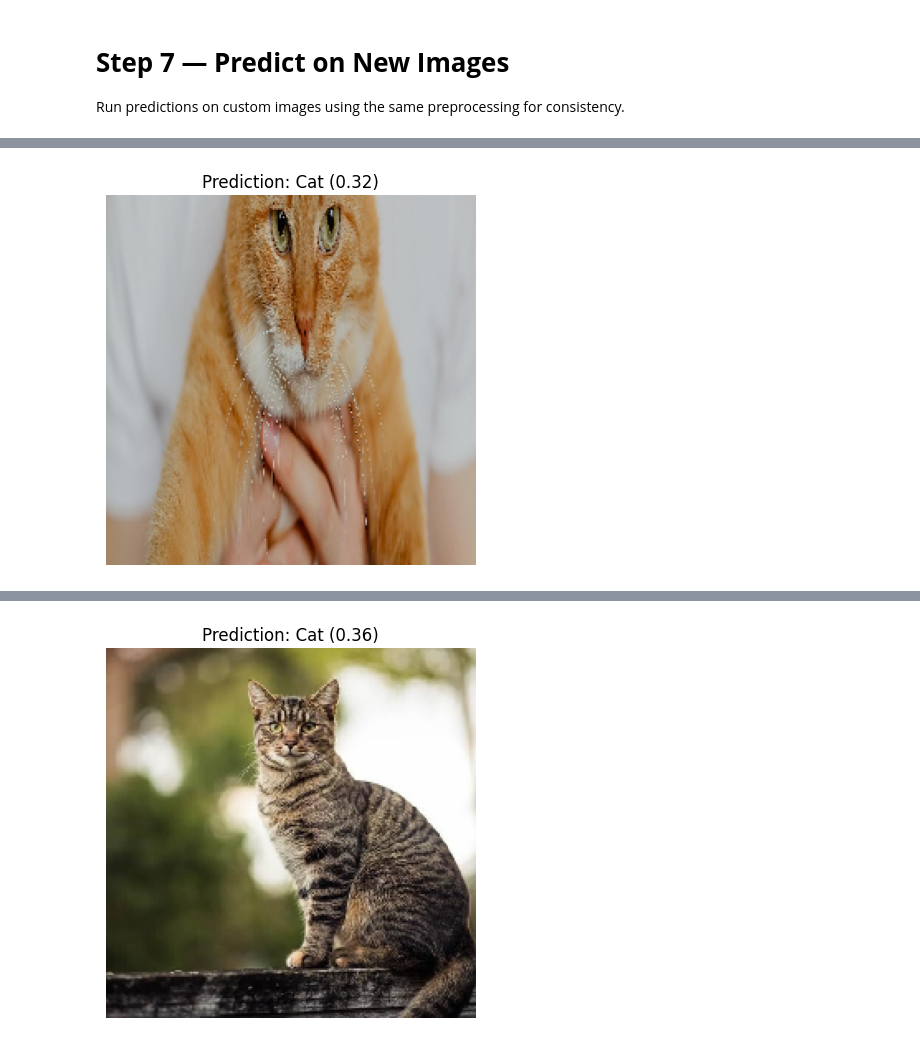
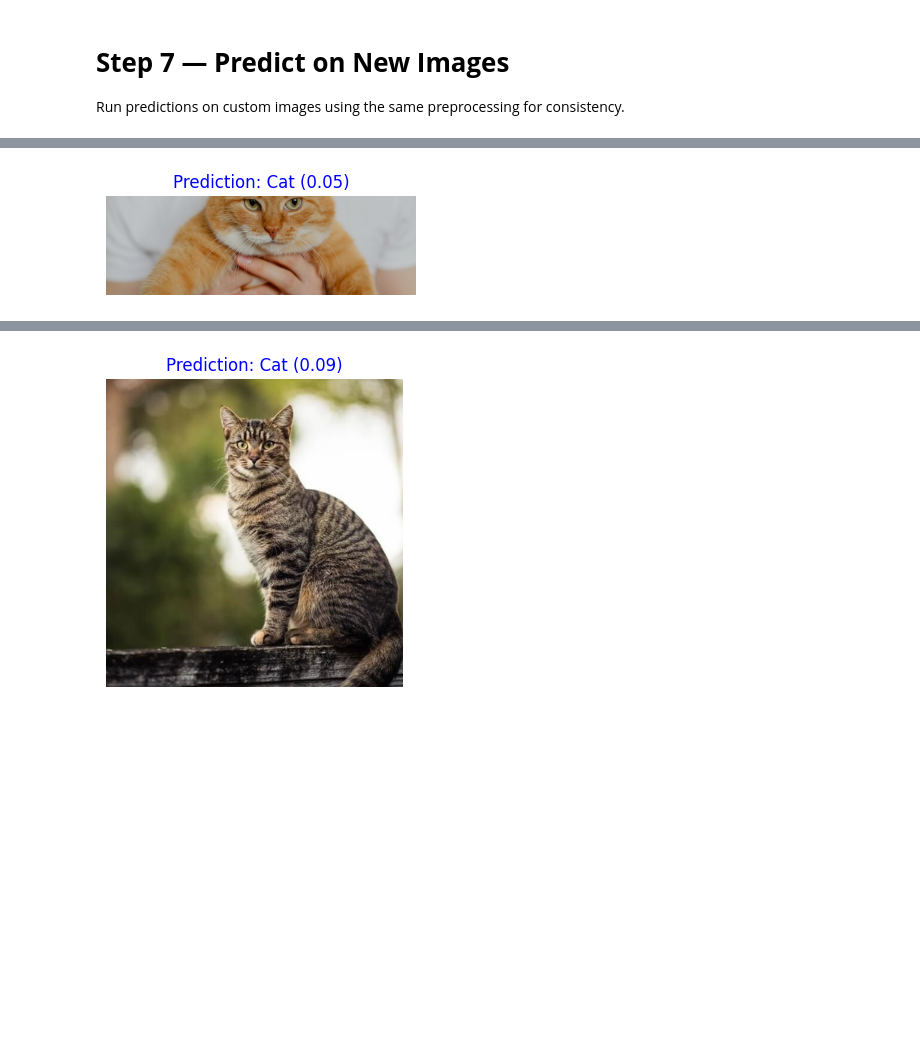
Before and after one commit to DanielRajChristeen/Custom_MobileNetV2, a Jupyter notebook: Custom_MobileNetV2.ipynb, the cells around one changed output, grey strips where cells are left out. Cells and saved outputs as stored; diff of their text form; code cells hidden in the pictures; blank space fills up the shorter version.

```diff
--- a/Custom_MobileNetV2.ipynb
+++ b/Custom_MobileNetV2.ipynb
@@ -147,10 +130,10 @@ Model: "functional_1"
 ## **Step 5 — Train the Model**
 Train the model on your dataset and store the training history.
 # %%
-# --- Train model ---
+
 history = model.fit(
     train_gen,
-    epochs=5,
+    epochs=10,
     validation_data=test_gen
 )
 # %% [output]
@@ -167,0 +160,18 @@ Epoch 5/5
+# %%
+# Unfreeze last 30 layers for fine-tuning
+for layer in base_model.layers[-30:]:
+    layer.trainable = True
+
+# Compile with lower learning rate
+model.compile(
+    optimizer=tf.keras.optimizers.Adam(learning_rate=1e-5),
+    loss='binary_crossentropy',
+    metrics=['accuracy']
+)
+
+# Train again
+fine_tune_history = model.fit(
+    train_gen,
+    epochs=5,
+    validation_data=test_gen
+)
@@ -198,16 +201,19 @@ Run predictions on custom images using the same preprocessing for consistency.
 # %%
 # --- Predict function using preprocess_input ---
 def predict_image(img_path):
-    img = load_img(img_path, target_size=(224, 224))
-    img_array = img_to_array(img)
-    img_preprocessed = preprocess_input(np.expand_dims(img_array, axis=0))
+    img = image.load_img(img_path, target_size=IMG_SIZE)
+    img_array = image.img_to_array(img)
+    img_array = np.expand_dims(img_array, axis=0)
+    img_array = preprocess_input(img_array)
 
-    prediction = model.predict(img_preprocessed)[0][0]
-    label = "Dog" if prediction > 0.5 else "Cat"
+    pred = model.predict(img_array)[0][0]
+    label = "Dog" if pred > 0.5 else "Cat"
 
-    plt.imshow(img)
-    plt.axis('off')
-    plt.title(f"Prediction: {label} ({prediction:.2f})")
+    plt.figure(figsize=(4, 4))
+    plt.imshow(image.load_img(img_path))
+    plt.title(f"Prediction: {label} ({pred:.2f})",
+              color="green" if label == "Dog" else "blue")
+    plt.axis("off")
     plt.show()
 
 # Example usage
@@ -220 +226 @@ predict_image('/content/sample4.jpg')
-[figure, old version]
+[figure, new version]
@@ -222 +228 @@ predict_image('/content/sample4.jpg')
-[figure, old version]
+[figure, new version]
```
Also changed, not shown: parts of 8 cells of this notebook.
